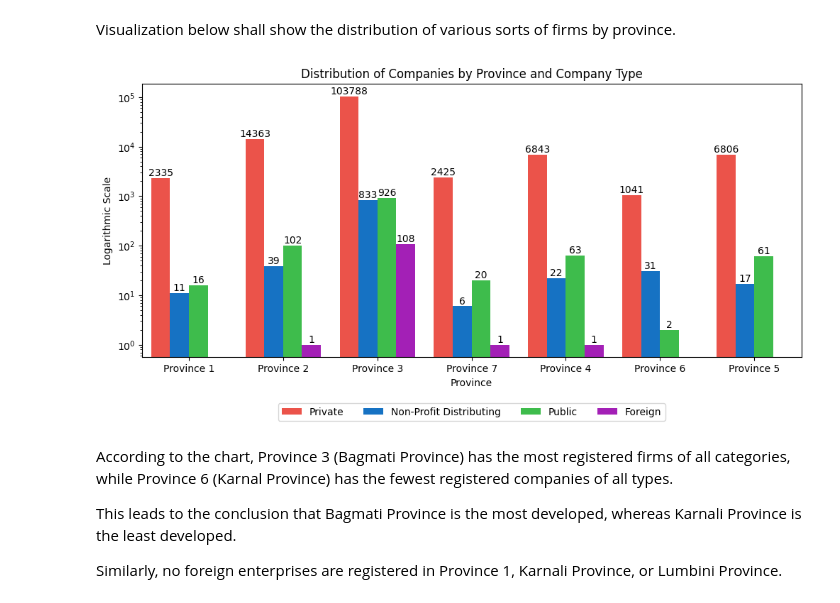
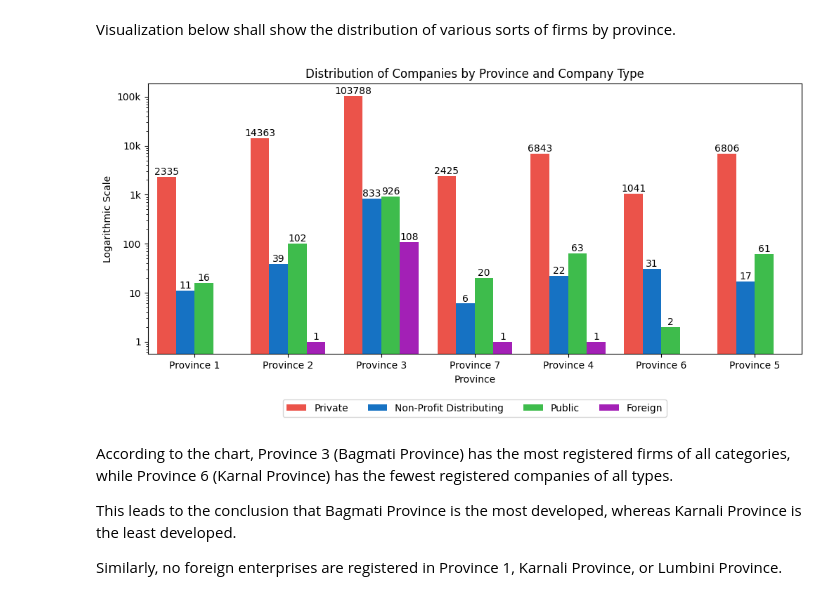
Before and after one commit to PIYUSH-R04/Data_analysis_on_the_growth_and_distribution_of_registered_companies_in_Nepal, a Jupyter notebook: furbished_analysis_of_the_growth_and_distribution_of_registered_companies_in_nepal.ipynb, the cells around one changed output. Cells and saved outputs as stored; diff of their text form; code cells hidden in the pictures.

```diff
--- a/furbished_analysis_of_the_growth_and_distribution_of_registered_companies_in_nepal.ipynb
+++ b/furbished_analysis_of_the_growth_and_distribution_of_registered_companies_in_nepal.ipynb
@@ -103,20 +104,21 @@ Visualization below shall show the distribution of various sorts of firms by pro
 # %%
 dfs = [df_merged]
 for df_merged in dfs:
     df_merged.loc[df_merged['COMPANY_TYPE'].str.startswith('Pri'), 'COMPANY_TYPE'] = 'Private'
 
 plt.figure(figsize=(12,5))
 ax = sns.countplot(data=df_merged, x='province', hue='COMPANY_TYPE', palette=['#FF4136', '#0074D9', '#2ECC40', '#B10DC9', '#FF851B', '#FFDC00', '#7FDBFF'], saturation=0.8)
 plt.title('Distribution of Companies by Province and Company Type')
 plt.xlabel('Province')
 plt.ylabel('Logarithmic Scale')
 plt.yscale('log')
 for p in ax.containers:
     ax.bar_label(p, label_type='edge', fontsize=10, padding=0)
 ax.legend(loc='upper center', bbox_to_anchor=(0.5, -0.15), ncol=4)
+plt.yticks([1, 10, 100, 1000, 10000, 100000], [1, 10, 100, '1k', '10k', '100k'])
 plt.show()
 # %% [output]
-[figure, old version]
+[figure, new version]
 # %% [markdown]
 
 According to the chart, Province 3 (Bagmati Province) has the most registered firms of all categories, while Province 6 (Karnal Province) has the fewest registered companies of all types.
```
Also changed, not shown: parts of 4 cells of this notebook.
